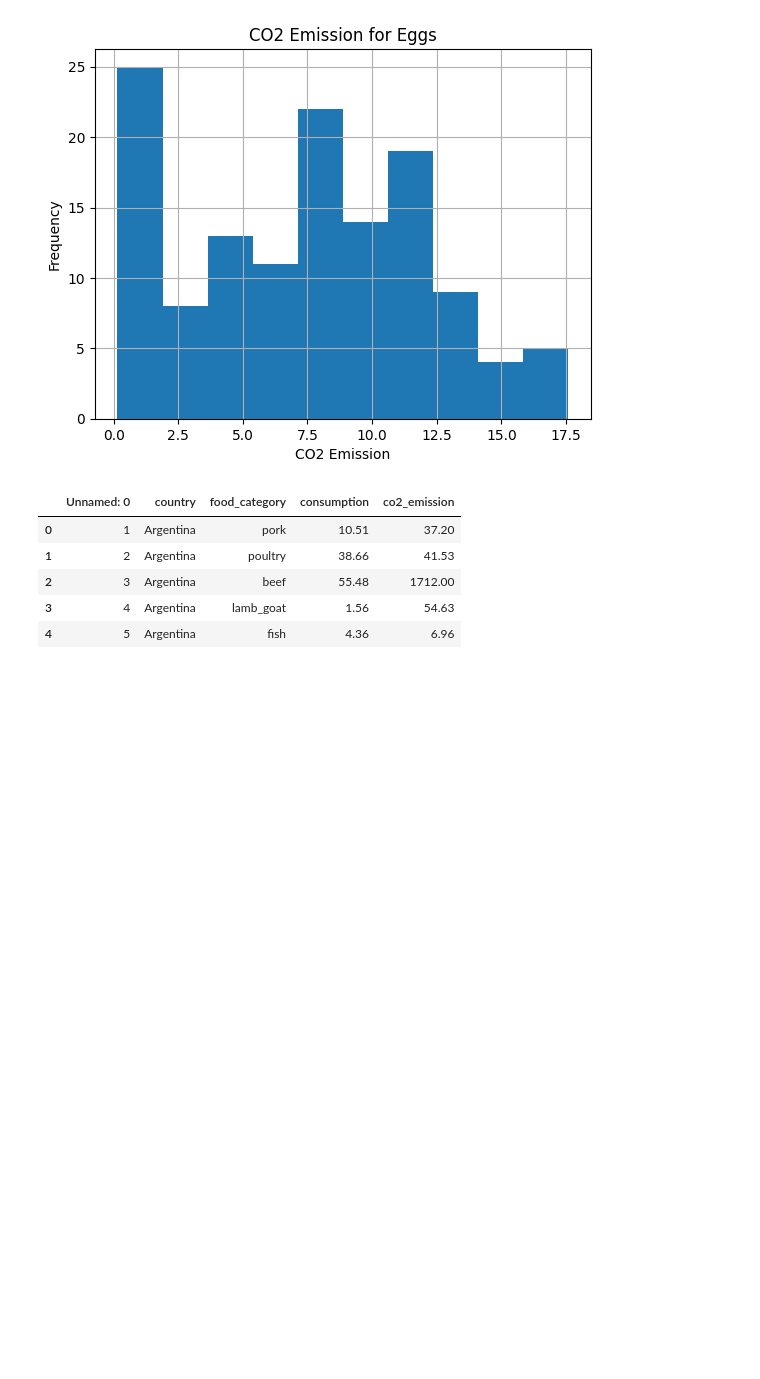
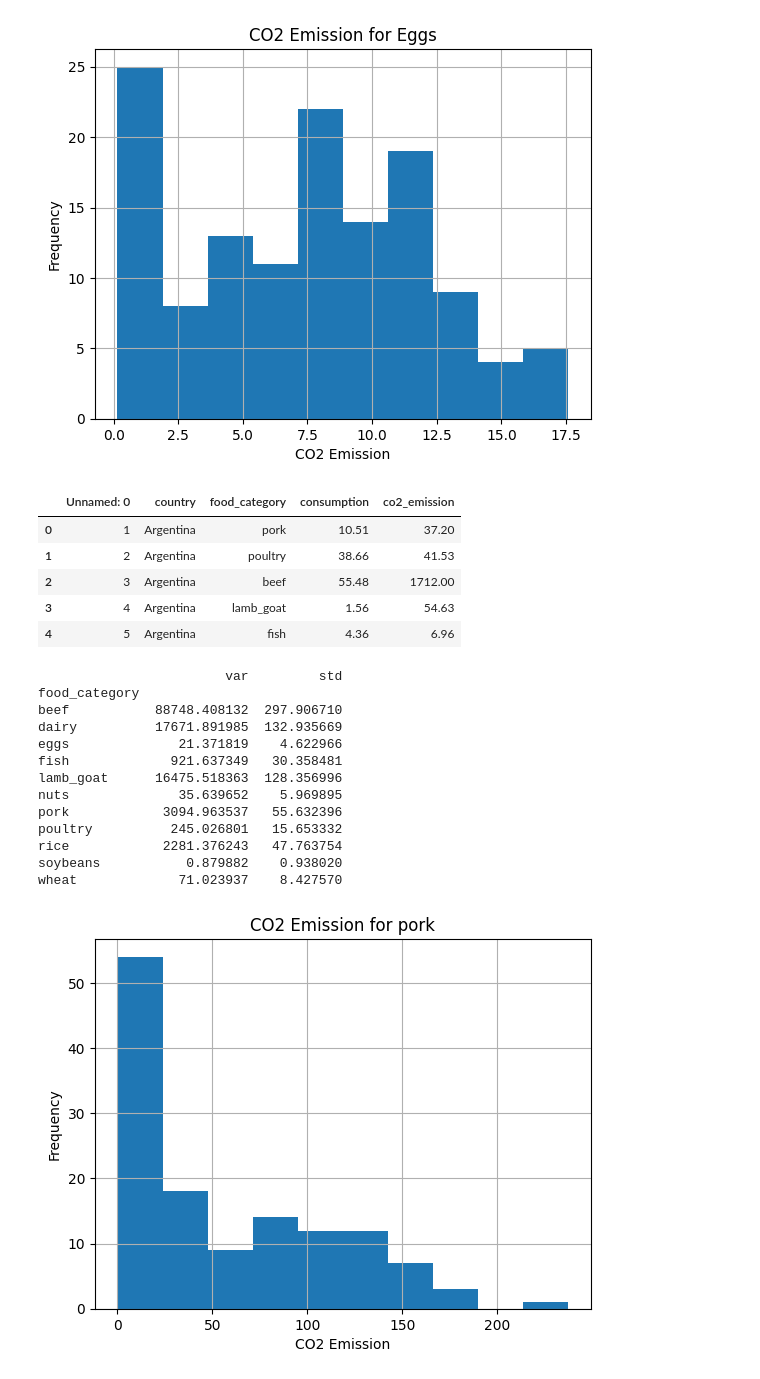
Before and after one commit to foysalpranto121/Statistics-In-Python-, a Jupyter notebook: Variance and std deviation.ipynb, the cells around one changed output. Cells and saved outputs as stored; diff of their text form; code cells hidden in the pictures; blank space fills up the shorter version.

```diff
--- a/Variance and std deviation.ipynb
+++ b/Variance and std deviation.ipynb
@@ -53,3 +53,27 @@ food_consumption.head()
 | 2 | 3 | Argentina | beef | 55.48 | 1712.00 |
 | 3 | 4 | Argentina | lamb_goat | 1.56 | 54.63 |
 | 4 | 5 | Argentina | fish | 4.36 | 6.96 |
+# %%
+print(food_consumption.groupby('food_category')['co2_emission'].agg(['var', 'std']))
+
+
+food_consumption[food_consumption['food_category'] == 'pork']['co2_emission'].hist()
+plt.title('CO2 Emission for pork')
+plt.xlabel('CO2 Emission')
+plt.ylabel('Frequency')
+plt.show()
+# %% [output]
+                        var         std
+food_category
+beef           88748.408132  297.906710
+dairy          17671.891985  132.935669
+eggs              21.371819    4.622966
+fish             921.637349   30.358481
+lamb_goat      16475.518363  128.356996
+nuts              35.639652    5.969895
+pork            3094.963537   55.632396
+poultry          245.026801   15.653332
+rice            2281.376243   47.763754
+soybeans           0.879882    0.938020
+wheat             71.023937    8.427570
+[figure, added]
```
